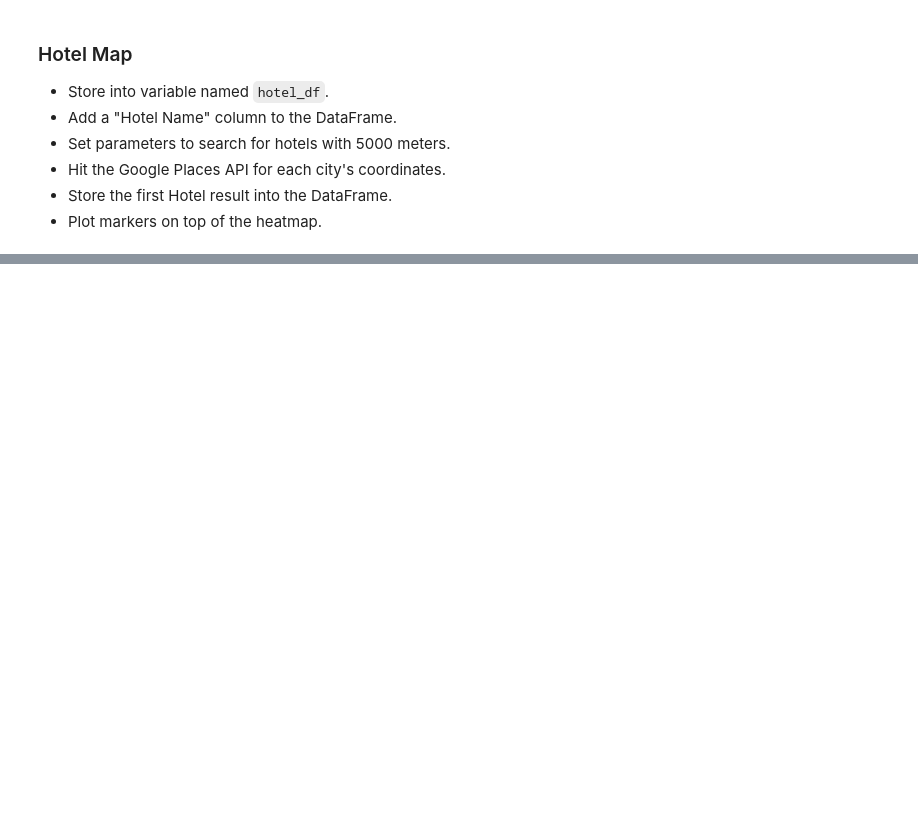
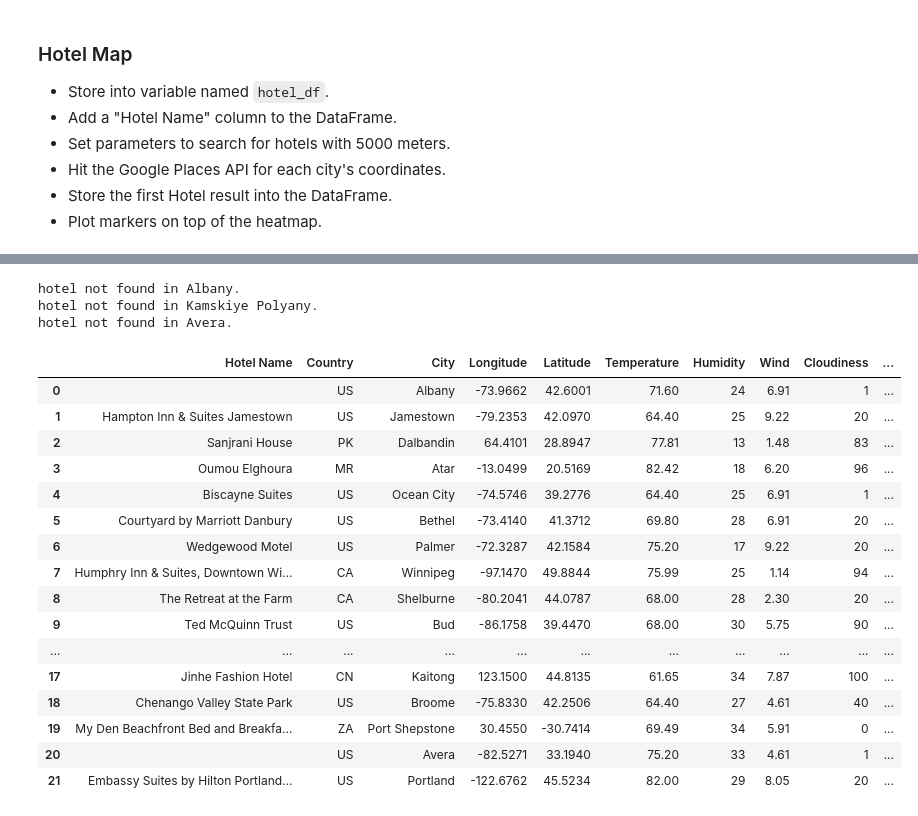
Before and after one commit to manny-p/python-api-challenge, a Jupyter notebook: VacationPy/VacationPy.ipynb, the cells around one changed output, grey strips where cells are left out. Saved outputs shown, nothing was run; the diff lists cells and outputs as text; code cells hidden in the pictures; blank space fills up the shorter version.

```diff
--- a/VacationPy/VacationPy.ipynb
+++ b/VacationPy/VacationPy.ipynb
@@ -52,3 +122,68 @@ cities.head()
+# %%
+params = {'radius': '5000',
+          'type': 'lodging',
+          'key': g_key}
+
+url = 'https://maps.googleapis.com/maps/api/place/nearbysearch/json?'
+
+
+for index,row in top_cities.iterrows():
+    params['location'] = f'{row.Latitude},{row.Longitude}'
+    response = requests.get(url, params=params).json()
+    try:
+        hotel_df.loc[index,'Hotel Name'] = response['results'][0]['name']
+        hotel_df.loc[index, 'City'] = row.City
+        hotel_df.loc[index, 'Country'] = row.Country
+        hotel_df.loc[index, 'Latitude'] = row.Latitude
+        hotel_df.loc[index, 'Longitude'] = row.Longitude
+    except:
+        print(f'hotel not found in {row.City}.')
+        pass
+
+# hotel_df
+
+def movecol(hotel_df, cols_to_move=[], ref_col='', place='After'):
+
+    cols = hotel_df.columns.tolist()
+    if place == 'After':
+        seg1 = cols[:list(cols).index(ref_col) + 1]
+        seg2 = cols_to_move
+    if place == 'Before':
+        seg1 = cols[:list(cols).index(ref_col)]
+        seg2 = cols_to_move + [ref_col]
+
+    seg1 = [i for i in seg1 if i not in seg2]
+    seg3 = [i for i in cols if i not in seg1 + seg2]
+
+    return(hotel_df[seg1 + seg2 + seg3])
+
+hotel_df = movecol(hotel_df,
+             cols_to_move=['Hotel Name','Country'],
+             ref_col='City',
+             place='Before')
+
+hotel_df
+# %% [output]
+hotel not found in Albany.
+hotel not found in Kamskiye Polyany.
+hotel not found in Avera.
+|  | Hotel Name | Country | City | Longitude | Latitude | Temperature | Humidity | Wind | Cloudiness | ... |
+| 0 |  | US | Albany | -73.9662 | 42.6001 | 71.60 | 24 | 6.91 | 1 | ... |
+| 1 | Hampton Inn & Suites Jamestown | US | Jamestown | -79.2353 | 42.0970 | 64.40 | 25 | 9.22 | 20 | ... |
+| 2 | Sanjrani House | PK | Dalbandin | 64.4101 | 28.8947 | 77.81 | 13 | 1.48 | 83 | ... |
+| 3 | Oumou Elghoura | MR | Atar | -13.0499 | 20.5169 | 82.42 | 18 | 6.20 | 96 | ... |
+| 4 | Biscayne Suites | US | Ocean City | -74.5746 | 39.2776 | 64.40 | 25 | 6.91 | 1 | ... |
+| 5 | Courtyard by Marriott Danbury | US | Bethel | -73.4140 | 41.3712 | 69.80 | 28 | 6.91 | 20 | ... |
+| 6 | Wedgewood Motel | US | Palmer | -72.3287 | 42.1584 | 75.20 | 17 | 9.22 | 20 | ... |
+| 7 | Humphry Inn & Suites, Downtown Wi... | CA | Winnipeg | -97.1470 | 49.8844 | 75.99 | 25 | 1.14 | 94 | ... |
+| 8 | The Retreat at the Farm | CA | Shelburne | -80.2041 | 44.0787 | 68.00 | 28 | 2.30 | 20 | ... |
+| 9 | Ted McQuinn Trust | US | Bud | -86.1758 | 39.4470 | 68.00 | 30 | 5.75 | 90 | ... |
+| ... | ... | ... | ... | ... | ... | ... | ... | ... | ... | ... |
+| 17 | Jinhe Fashion Hotel | CN | Kaitong | 123.1500 | 44.8135 | 61.65 | 34 | 7.87 | 100 | ... |
+| 18 | Chenango Valley State Park | US | Broome | -75.8330 | 42.2506 | 64.40 | 27 | 4.61 | 40 | ... |
+| 19 | My Den Beachfront Bed and Breakfa... | ZA | Port Shepstone | 30.4550 | -30.7414 | 69.49 | 34 | 5.91 | 0 | ... |
+| 20 |  | US | Avera | -82.5271 | 33.1940 | 75.20 | 33 | 4.61 | 1 | ... |
+| 21 | Embassy Suites by Hilton Portland... | US | Portland | -122.6762 | 45.5234 | 82.00 | 29 | 8.05 | 20 | ... |
 # %%
 # NOTE: Do not change any of the code in this cell
 
```
Also changed, not shown: parts of 6 cells of this notebook, 3 other files.
